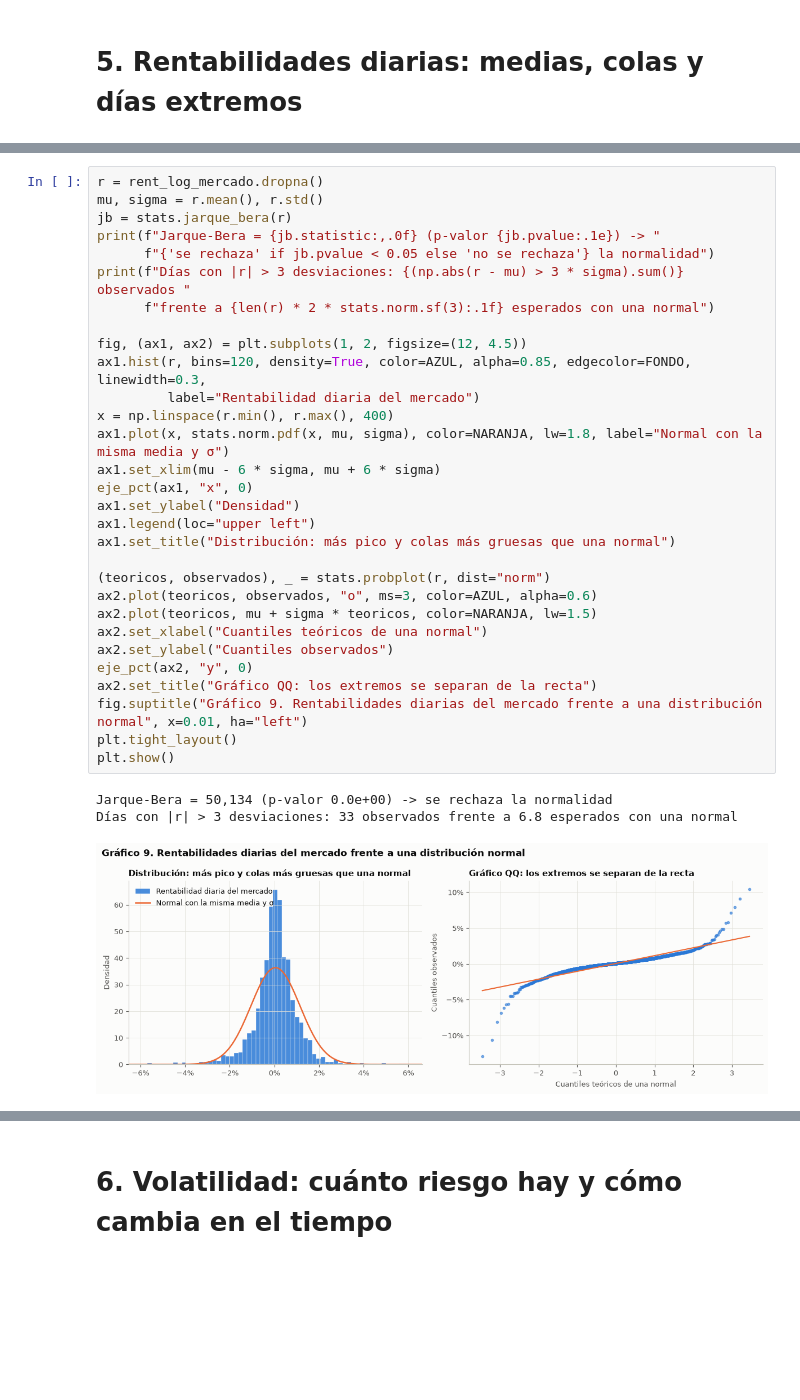
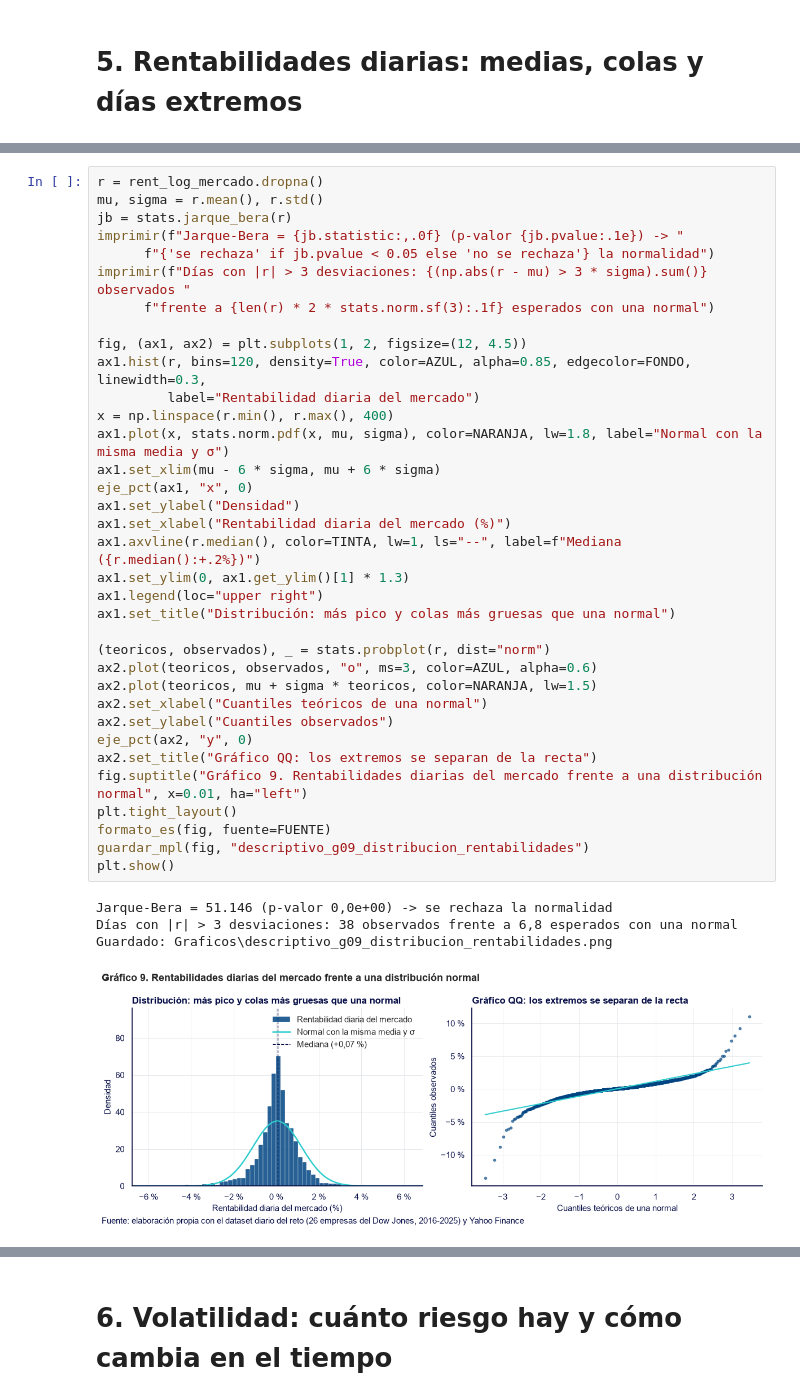
Before and after one commit to danielsoponaru/26_27_R09_Azul_Claro, a Jupyter notebook: Analisis_descriptivo.ipynb, the cells around one changed output, grey strips where cells are left out. Cells and saved outputs as stored; diff of their text form; blank space fills up the shorter version.

```diff
--- a/Analisis_descriptivo.ipynb
+++ b/Analisis_descriptivo.ipynb
@@ -608,37 +640,43 @@ MERCADO       0.1160             0.1742    -0.7009          21.8365   -0.1288  2
 # %%
 r = rent_log_mercado.dropna()
 mu, sigma = r.mean(), r.std()
 jb = stats.jarque_bera(r)
-print(f"Jarque-Bera = {jb.statistic:,.0f} (p-valor {jb.pvalue:.1e}) -> "
+imprimir(f"Jarque-Bera = {jb.statistic:,.0f} (p-valor {jb.pvalue:.1e}) -> "
       f"{'se rechaza' if jb.pvalue < 0.05 else 'no se rechaza'} la normalidad")
-print(f"Días con |r| > 3 desviaciones: {(np.abs(r - mu) > 3 * sigma).sum()} observados "
+imprimir(f"Días con |r| > 3 desviaciones: {(np.abs(r - mu) > 3 * sigma).sum()} observados "
       f"frente a {len(r) * 2 * stats.norm.sf(3):.1f} esperados con una normal")
 
 fig, (ax1, ax2) = plt.subplots(1, 2, figsize=(12, 4.5))
 ax1.hist(r, bins=120, density=True, color=AZUL, alpha=0.85, edgecolor=FONDO, linewidth=0.3,
          label="Rentabilidad diaria del mercado")
 x = np.linspace(r.min(), r.max(), 400)
 ax1.plot(x, stats.norm.pdf(x, mu, sigma), color=NARANJA, lw=1.8, label="Normal con la misma media y σ")
 ax1.set_xlim(mu - 6 * sigma, mu + 6 * sigma)
 eje_pct(ax1, "x", 0)
 ax1.set_ylabel("Densidad")
-ax1.legend(loc="upper left")
+ax1.set_xlabel("Rentabilidad diaria del mercado (%)")
+ax1.axvline(r.median(), color=TINTA, lw=1, ls="--", label=f"Mediana ({r.median():+.2%})")
+ax1.set_ylim(0, ax1.get_ylim()[1] * 1.3)
+ax1.legend(loc="upper right")
 ax1.set_title("Distribución: más pico y colas más gruesas que una normal")
 
 (teoricos, observados), _ = stats.probplot(r, dist="norm")
 ax2.plot(teoricos, observados, "o", ms=3, color=AZUL, alpha=0.6)
 ax2.plot(teoricos, mu + sigma * teoricos, color=NARANJA, lw=1.5)
 ax2.set_xlabel("Cuantiles teóricos de una normal")
 ax2.set_ylabel("Cuantiles observados")
 eje_pct(ax2, "y", 0)
 ax2.set_title("Gráfico QQ: los extremos se separan de la recta")
 fig.suptitle("Gráfico 9. Rentabilidades diarias del mercado frente a una distribución normal", x=0.01, ha="left")
 plt.tight_layout()
+formato_es(fig, fuente=FUENTE)
+guardar_mpl(fig, "descriptivo_g09_distribucion_rentabilidades")
 plt.show()
 # %% [output]
-Jarque-Bera = 50,134 (p-valor 0.0e+00) -> se rechaza la normalidad
-Días con |r| > 3 desviaciones: 33 observados frente a 6.8 esperados con una normal
+Jarque-Bera = 51.146 (p-valor 0,0e+00) -> se rechaza la normalidad
+Días con |r| > 3 desviaciones: 38 observados frente a 6,8 esperados con una normal
+Guardado: Graficos\descriptivo_g09_distribucion_rentabilidades.png
-[figure, old version]
+[figure, new version]
 # %%
 extremos = pd.DataFrame({"rentabilidad": rent_mercado,
                          "empresas_en_negativo": (rent < 0).sum(axis=1) / rent.notna().sum(axis=1)})
```
Also changed, not shown: parts of 58 cells of this notebook, 20 other files.
